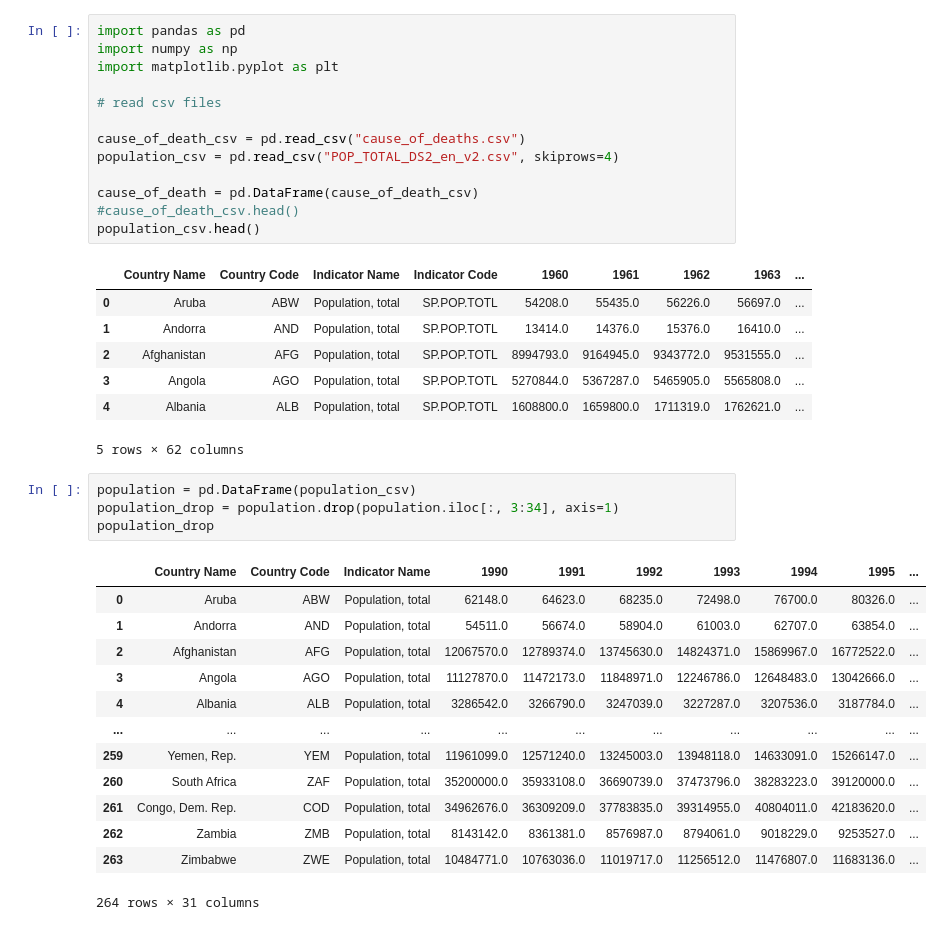
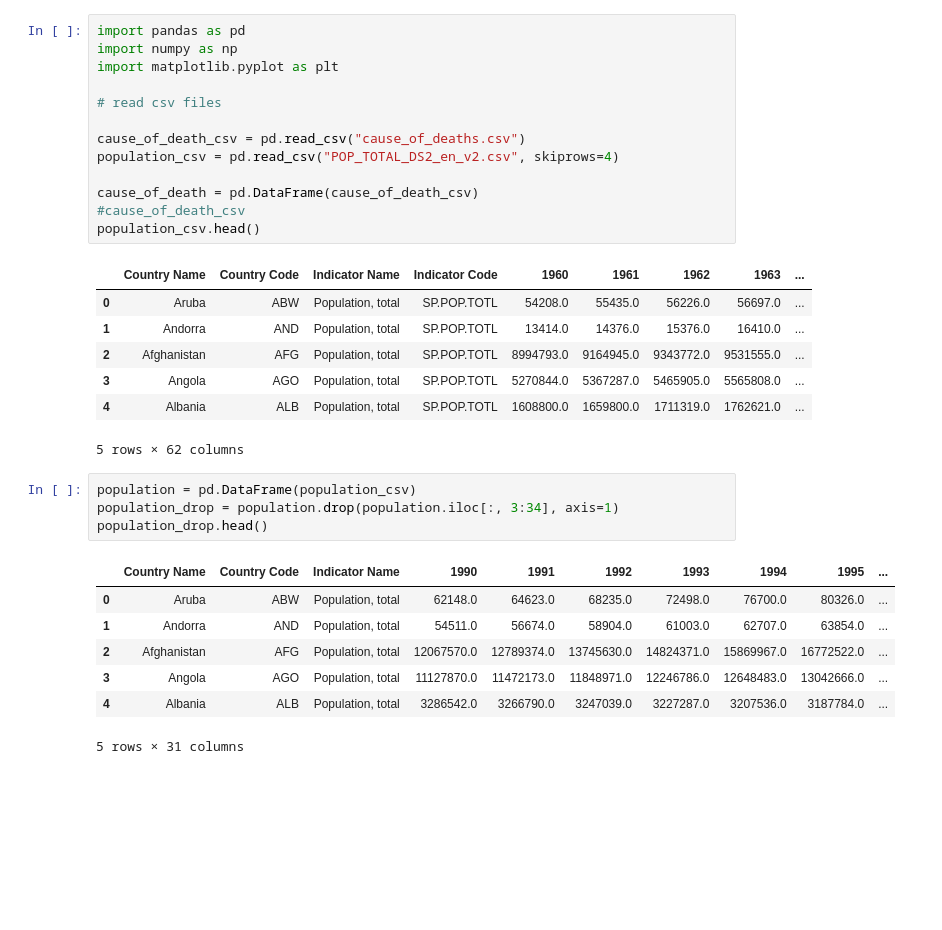
Before and after one commit to apanthari/project_1_group, a Jupyter notebook: Population Vs Death Rates.ipynb, the cells around one changed output. Saved outputs shown, nothing was run; the diff lists cells and outputs as text; blank space fills up the shorter version.

```diff
--- a/Population Vs Death Rates.ipynb
+++ b/Population Vs Death Rates.ipynb
@@ -9,7 +9,7 @@ cause_of_death_csv = pd.read_csv("cause_of_deaths.csv")
 population_csv = pd.read_csv("POP_TOTAL_DS2_en_v2.csv", skiprows=4)
 
 cause_of_death = pd.DataFrame(cause_of_death_csv)
-#cause_of_death_csv.head()
+#cause_of_death_csv
 population_csv.head()
 # %% [output]
 |  | Country Name | Country Code | Indicator Name | Indicator Code | 1960 | 1961 | 1962 | 1963 | ... |
@@ -22,20 +22,14 @@ population_csv.head()
 # %%
 population = pd.DataFrame(population_csv)
 population_drop = population.drop(population.iloc[:, 3:34], axis=1)
-population_drop
+population_drop.head()
 # %% [output]
 |  | Country Name | Country Code | Indicator Name | 1990 | 1991 | 1992 | 1993 | 1994 | 1995 | ... |
 | 0 | Aruba | ABW | Population, total | 62148.0 | 64623.0 | 68235.0 | 72498.0 | 76700.0 | 80326.0 | ... |
 | 1 | Andorra | AND | Population, total | 54511.0 | 56674.0 | 58904.0 | 61003.0 | 62707.0 | 63854.0 | ... |
 | 2 | Afghanistan | AFG | Population, total | 12067570.0 | 12789374.0 | 13745630.0 | 14824371.0 | 15869967.0 | 16772522.0 | ... |
 | 3 | Angola | AGO | Population, total | 11127870.0 | 11472173.0 | 11848971.0 | 12246786.0 | 12648483.0 | 13042666.0 | ... |
 | 4 | Albania | ALB | Population, total | 3286542.0 | 3266790.0 | 3247039.0 | 3227287.0 | 3207536.0 | 3187784.0 | ... |
-| ... | ... | ... | ... | ... | ... | ... | ... | ... | ... | ... |
-| 259 | Yemen, Rep. | YEM | Population, total | 11961099.0 | 12571240.0 | 13245003.0 | 13948118.0 | 14633091.0 | 15266147.0 | ... |
-| 260 | South Africa | ZAF | Population, total | 35200000.0 | 35933108.0 | 36690739.0 | 37473796.0 | 38283223.0 | 39120000.0 | ... |
-| 261 | Congo, Dem. Rep. | COD | Population, total | 34962676.0 | 36309209.0 | 37783835.0 | 39314955.0 | 40804011.0 | 42183620.0 | ... |
-| 262 | Zambia | ZMB | Population, total | 8143142.0 | 8361381.0 | 8576987.0 | 8794061.0 | 9018229.0 | 9253527.0 | ... |
-| 263 | Zimbabwe | ZWE | Population, total | 10484771.0 | 10763036.0 | 11019717.0 | 11256512.0 | 11476807.0 | 11683136.0 | ... |
-264 rows × 31 columns
+5 rows × 31 columns
 # %%
 cleaned_population = population_drop.drop(['2016', 'Unnamed: 61'], axis=1)
```
Also changed, not shown: parts of 12 cells of this notebook.
